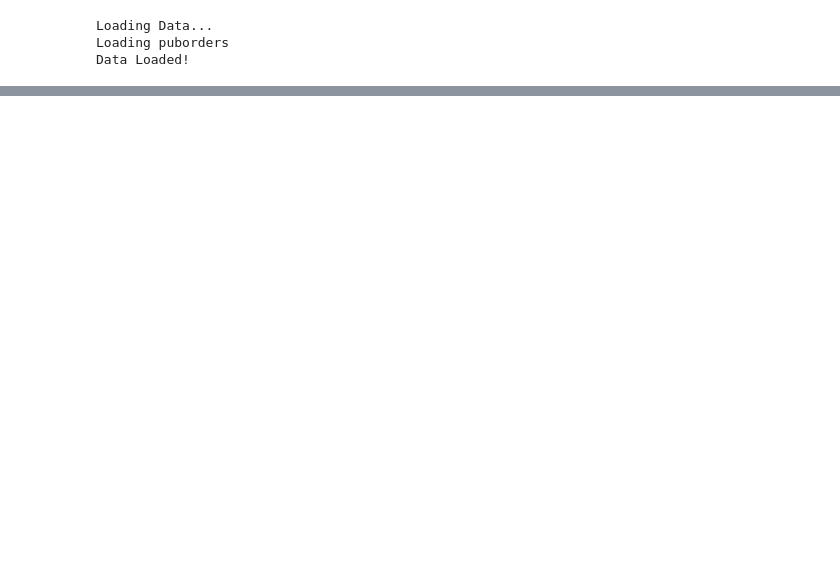
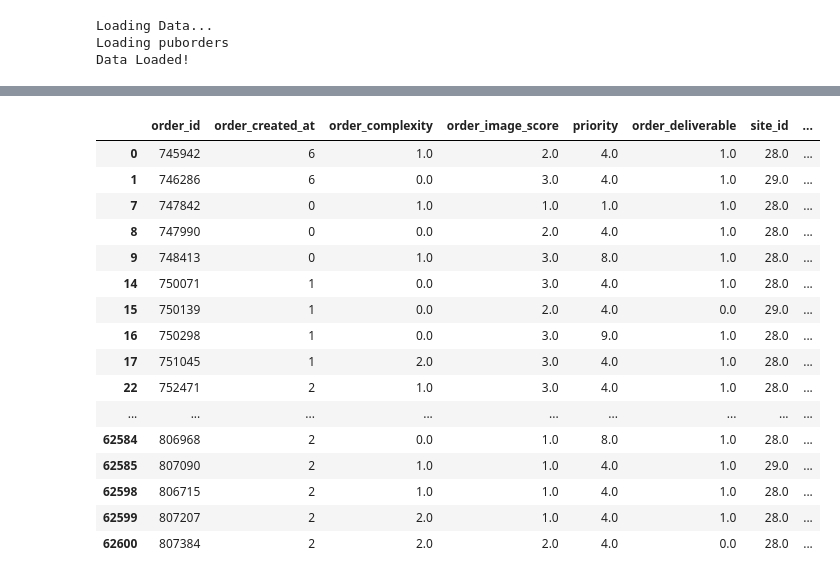
Before and after one commit to ConvMech/TAT-Estimation, a Jupyter notebook: data_preprocess.ipynb, the cells around one changed output, grey strips where cells are left out. Saved outputs shown, nothing was run; the diff lists cells and outputs as text; code cells hidden in the pictures; blank space fills up the shorter version.

```diff
--- a/data_preprocess.ipynb
+++ b/data_preprocess.ipynb
@@ -140,0 +59,72 @@ Data Loaded!
+# %%
+filtered_data = raw_data.loc[(raw_data['order_state'] == 'complete')
+                             & (raw_data['sneaky'] == 'f')
+                             &(raw_data['order_most_recent_failure_reason'].isna())]
+
+selected_data = filtered_data[['order_id','order_created_at','order_complexity','order_image_score','priority'
+                              ,'order_deliverable','site_id','order_skip_markups','number_of_stories',
+                               'complexity_attributes_total_roof_facets_above_4_sqft',
+                               'complexity_attributes_total_roof_facets','complexity_attributes_walls_square_footage',
+                              'complexity_attributes_is_mfr','slayer_attributes_user_first_capture',
+                               'poser_solve_status','visible_on_ortho_map','poser_solved_image_count',
+                              'number_of_images','average_image_score','turn_around_time_first_completion']]
+#display(selected_data)
+selected_data["order_created_at"] = pd.to_datetime(selected_data["order_created_at"], utc=True, errors='coerce')
+selected_data = selected_data[selected_data["order_created_at"].notnull()]
+print(len(selected_data))
+
+def convert_complexity(x):
+    if x == 'Simple':
+        return 0.0
+    elif x == 'Average':
+        return 1.0
+    elif x == 'Complex Residential':
+        return 2.0
+    elif x == 'Custom':
+        return 3.0
+    else:
+        return 4.0
+def convert_deliverable(x):
+    if x == 'roof':
+        return 0.0
+    elif x == 'complete':
+        return 1.0
+    else:
+        return 2.0
+
+def convert_true_false(x):
+    if x=='t' or x=='true':
+        return 1.0
+    else:
+        return 0.0
+
+def convert_poser_output(x):
+    if x == 'Success':
+        return 1.0
+    else:
+        return 0.0
+
+
+selected_data['order_complexity']=selected_data['order_complexity'].apply(convert_complexity)
+selected_data['order_deliverable']=selected_data['order_deliverable'].apply(convert_deliverable)
+selected_data['order_skip_markups']=selected_data['order_skip_markups'].apply(convert_true_false)
+selected_data['complexity_attributes_is_mfr']=selected_data['complexity_attributes_is_mfr'].apply(convert_true_false)
+selected_data['slayer_attributes_user_first_capture']=selected_data['slayer_attributes_user_first_capture'].apply(convert_true_false)
+selected_data['visible_on_ortho_map']=selected_data['visible_on_ortho_map'].apply(convert_true_false)
+selected_data['poser_solve_status']=selected_data['poser_solve_status'].apply(convert_poser_output)
+
+
+selected_data['order_id'] = selected_data['order_id'].apply(lambda x: int(x))
+selected_data['order_created_at_time'] = selected_data['order_created_at'].apply(lambda x:(x.hour + x.minute/60.0 )/24.0 )
+selected_data['order_created_at'] = selected_data['order_created_at'].apply(lambda x: (x.dayofweek))
+
+cols = selected_data.columns.tolist()
+new_cols = cols[:-2]+cols[-1:]+cols[-2:-1]
+selected_data = selected_data[new_cols]
+
+print(len(selected_data))
+#selected_data.dropna(inplace = True)
+selected_data = selected_data.fillna(0)
+print(len(selected_data))
+display(selected_data)
+# %% [output]
@@ -140,0 +139,17 @@ Data Loaded!
+|  | order_id | order_created_at | order_complexity | order_image_score | priority | order_deliverable | site_id | ... |
+| 0 | 745942 | 6 | 1.0 | 2.0 | 4.0 | 1.0 | 28.0 | ... |
+| 1 | 746286 | 6 | 0.0 | 3.0 | 4.0 | 1.0 | 29.0 | ... |
+| 7 | 747842 | 0 | 1.0 | 1.0 | 1.0 | 1.0 | 28.0 | ... |
+| 8 | 747990 | 0 | 0.0 | 2.0 | 4.0 | 1.0 | 28.0 | ... |
+| 9 | 748413 | 0 | 1.0 | 3.0 | 8.0 | 1.0 | 28.0 | ... |
+| 14 | 750071 | 1 | 0.0 | 3.0 | 4.0 | 1.0 | 28.0 | ... |
+| 15 | 750139 | 1 | 0.0 | 2.0 | 4.0 | 0.0 | 29.0 | ... |
+| 16 | 750298 | 1 | 0.0 | 3.0 | 9.0 | 1.0 | 28.0 | ... |
+| 17 | 751045 | 1 | 2.0 | 3.0 | 4.0 | 1.0 | 28.0 | ... |
+| 22 | 752471 | 2 | 1.0 | 3.0 | 4.0 | 1.0 | 28.0 | ... |
+| ... | ... | ... | ... | ... | ... | ... | ... | ... |
+| 62584 | 806968 | 2 | 0.0 | 1.0 | 8.0 | 1.0 | 28.0 | ... |
+| 62585 | 807090 | 2 | 1.0 | 1.0 | 4.0 | 1.0 | 29.0 | ... |
+| 62598 | 806715 | 2 | 1.0 | 1.0 | 4.0 | 1.0 | 28.0 | ... |
+| 62599 | 807207 | 2 | 2.0 | 1.0 | 4.0 | 1.0 | 28.0 | ... |
+| 62600 | 807384 | 2 | 2.0 | 2.0 | 4.0 | 0.0 | 28.0 | ... |
```
Also changed, not shown: parts of 21 cells of this notebook, 24 other files.
